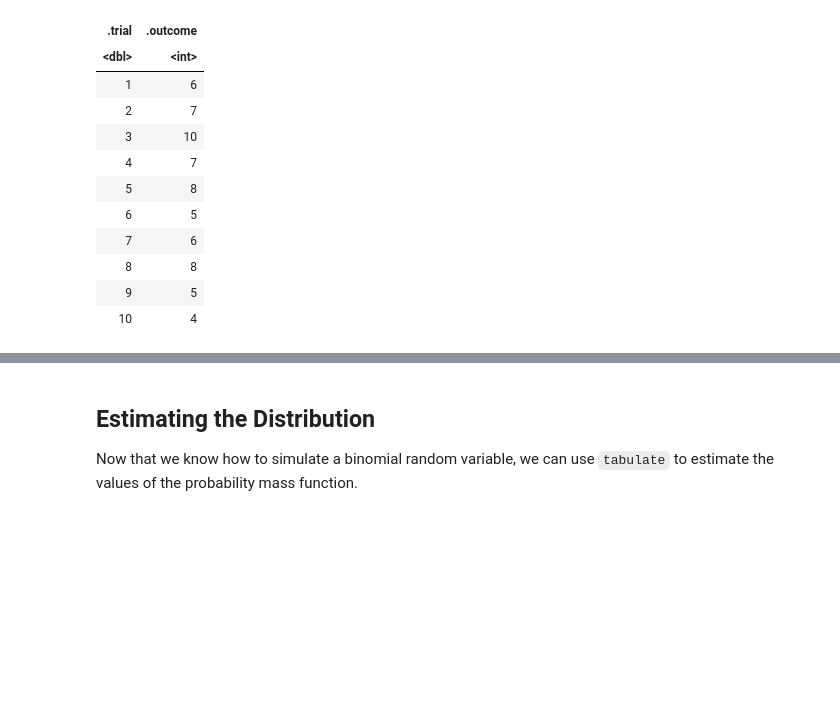
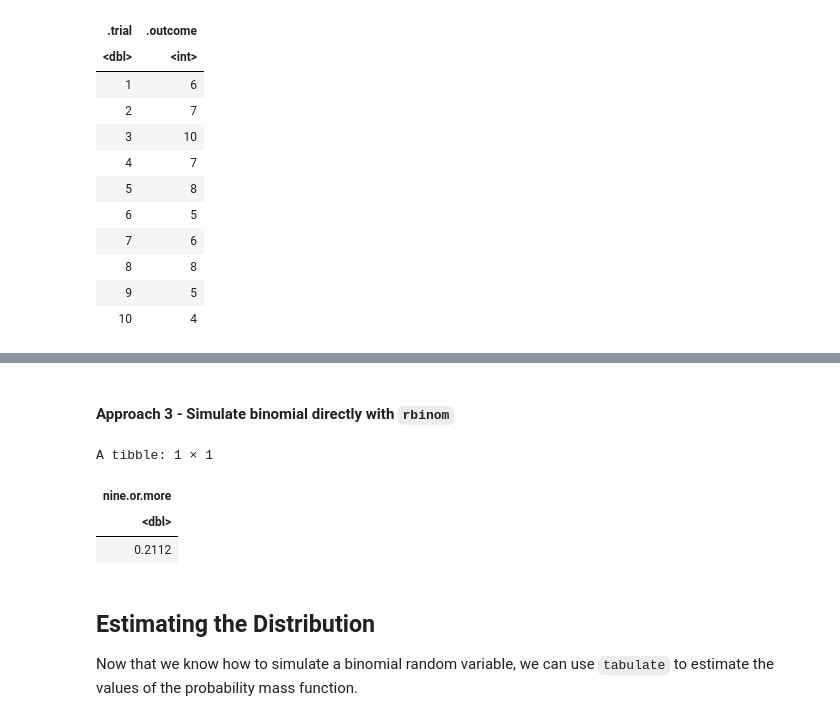
Before and after one commit to yardsale8/probability_simulations_in_R, a Jupyter notebook: 2_1_simulating_the_binomial_distribution.ipynb, the cells around one changed output, grey strips where cells are left out. Saved outputs shown, nothing was run; the diff lists cells and outputs as text; code cells hidden in the pictures; blank space fills up the shorter version.

```diff
--- a/2_1_simulating_the_binomial_distribution.ipynb
+++ b/2_1_simulating_the_binomial_distribution.ipynb
@@ -174,3 +217,16 @@ A tibble: 10 × 2
+# %% [markdown]
+#### Approach 3 - Simulate binomial directly with `rbinom`
+# %%
+N <- 100000
+(replicate_int(N, rbinom(1, 10, 0.735))
+ %>% mutate(nine.or.more = .outcome >= 9)
+ %>% estimate_all_prob
+)
+# %% [output]
+A tibble: 1 × 1
+| nine.or.more |
+| <dbl> |
+| 0.2112 |
 # %% [markdown]
 ## Estimating the Distribution
 
```
Also changed, not shown: parts of 8 cells of this notebook.
